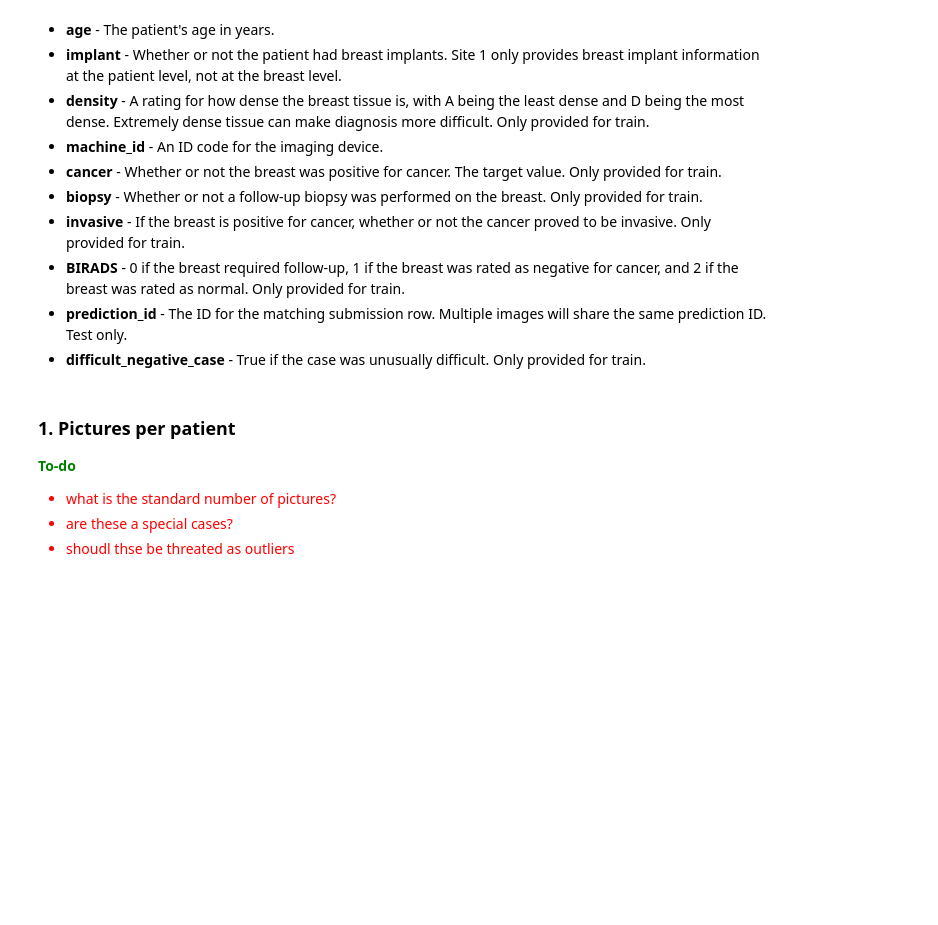
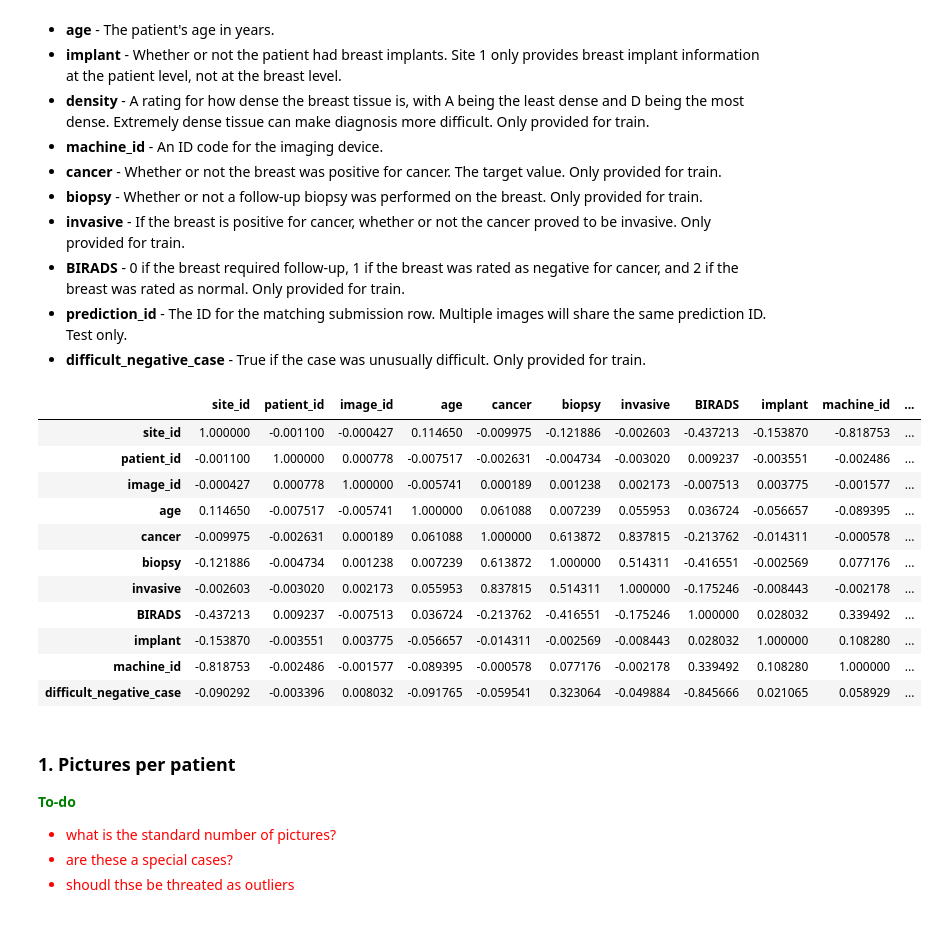
Before and after one commit to MaciekOwczarek/kaggle, a Jupyter notebook: rsna-eda-fun.ipynb, the cells around one changed output. Saved outputs shown, nothing was run; the diff lists cells and outputs as text; code cells hidden in the pictures; blank space fills up the shorter version.

```diff
--- a/rsna-eda-fun.ipynb
+++ b/rsna-eda-fun.ipynb
@@ -117,6 +117,27 @@ df_train_results.describe()
     <li><b>prediction_id</b> - The ID for the matching submission row. Multiple images will share the same prediction ID. Test only.</li>
     <li><b>difficult_negative_case</b> - True if the case was unusually difficult. Only provided for train.</li>
 </ul>
+# %%
+#  Method of correlation:
+#    pearson : standard correlation coefficient
+#    kendall : Kendall Tau correlation coefficient
+#    spearman : Spearman rank correlation
+#    callable: callable with input two 1d ndarrays
+
+df_train_results.corr(method ='kendall')
+# %% [output]
+|  | site_id | patient_id | image_id | age | cancer | biopsy | invasive | BIRADS | implant | machine_id | ... |
+| site_id | 1.000000 | -0.001100 | -0.000427 | 0.114650 | -0.009975 | -0.121886 | -0.002603 | -0.437213 | -0.153870 | -0.818753 | ... |
+| patient_id | -0.001100 | 1.000000 | 0.000778 | -0.007517 | -0.002631 | -0.004734 | -0.003020 | 0.009237 | -0.003551 | -0.002486 | ... |
+| image_id | -0.000427 | 0.000778 | 1.000000 | -0.005741 | 0.000189 | 0.001238 | 0.002173 | -0.007513 | 0.003775 | -0.001577 | ... |
+| age | 0.114650 | -0.007517 | -0.005741 | 1.000000 | 0.061088 | 0.007239 | 0.055953 | 0.036724 | -0.056657 | -0.089395 | ... |
+| cancer | -0.009975 | -0.002631 | 0.000189 | 0.061088 | 1.000000 | 0.613872 | 0.837815 | -0.213762 | -0.014311 | -0.000578 | ... |
+| biopsy | -0.121886 | -0.004734 | 0.001238 | 0.007239 | 0.613872 | 1.000000 | 0.514311 | -0.416551 | -0.002569 | 0.077176 | ... |
+| invasive | -0.002603 | -0.003020 | 0.002173 | 0.055953 | 0.837815 | 0.514311 | 1.000000 | -0.175246 | -0.008443 | -0.002178 | ... |
+| BIRADS | -0.437213 | 0.009237 | -0.007513 | 0.036724 | -0.213762 | -0.416551 | -0.175246 | 1.000000 | 0.028032 | 0.339492 | ... |
+| implant | -0.153870 | -0.003551 | 0.003775 | -0.056657 | -0.014311 | -0.002569 | -0.008443 | 0.028032 | 1.000000 | 0.108280 | ... |
+| machine_id | -0.818753 | -0.002486 | -0.001577 | -0.089395 | -0.000578 | 0.077176 | -0.002178 | 0.339492 | 0.108280 | 1.000000 | ... |
+| difficult_negative_case | -0.090292 | -0.003396 | 0.008032 | -0.091765 | -0.059541 | 0.323064 | -0.049884 | -0.845666 | 0.021065 | 0.058929 | ... |
 # %% [markdown]
 <h3>1. Pictures per patient</h3>
    <p style="color:green">
```
Also changed, not shown: parts of 1 cell of this notebook.
